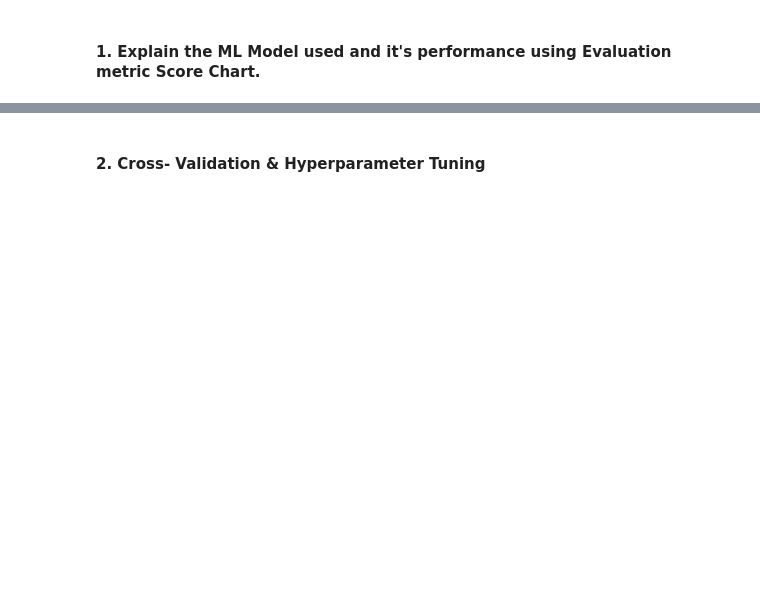
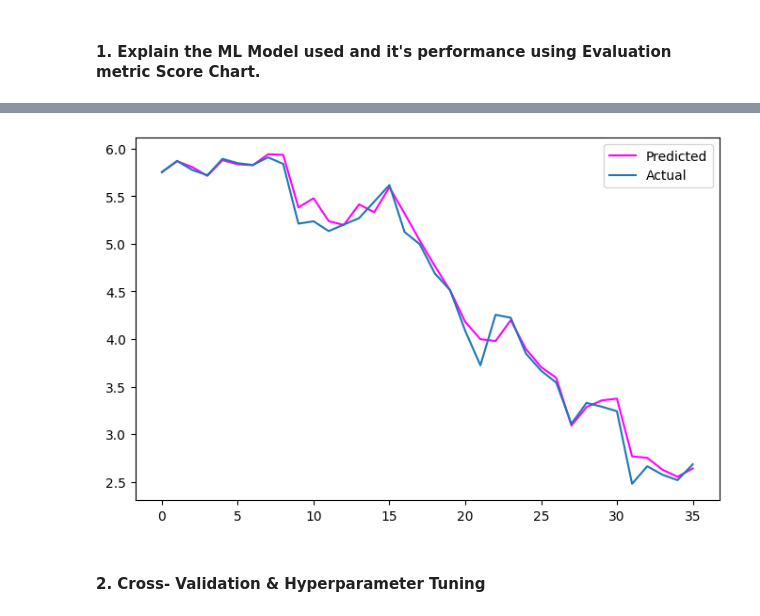
Before and after one commit to priyarane879/Yes_Bank_Stock_Prediction, a Jupyter notebook: Priya_Naik_Yes_bank_stock_prediction.ipynb, the cells around one changed output, grey strips where cells are left out. Drawn from its saved outputs; the diff is of its cells as text; code cells hidden in the pictures; blank space fills up the shorter version.

```diff
--- a/Priya_Naik_Yes_bank_stock_prediction.ipynb
+++ b/Priya_Naik_Yes_bank_stock_prediction.ipynb
@@ -959,15 +982,21 @@ dataset_yes_bank.sort_values(by='Date')
 
 independent_variables=['Open',"Low","High"]
 # Create the data of independent variables
-X = dataset_yes_bank[independent_variables].values
+X = dataset_yes_bank[independent_variables]
 
 # Create the dependent variable data
-y = dataset_yes_bank["Close"].values
+y = dataset_yes_bank["Close"]
 
 
 
 # Splitting the dataset into the Training set and Test set in 80:20 ratio
-X_train, X_test, y_train, y_test = train_test_split(X, y, test_size = 0.2, random_state = 0)
+#X_train, X_test, y_train, y_test = train_test_split(X, y, test_size = 0.2, random_state = 0)
+# %%
+limit=int(len(X)*0.8)
+X_train=X[:limit+1]
+y_train=y[:limit+1]
+X_test=X[limit+1:]
+y_test=y[limit+1:]
 # %%
 print(X_train.shape)
 print(X_test.shape)
@@ -993,7 +1027,9 @@ Mainly data imbalance problem is with classification task. And regression method
 ### ML Model - 1
 # %%
 # ML Model - 1 Implementation
-
 # Fit the Algorithm
-
+regressor = LinearRegression()
+regressor.fit(X_train, y_train)
 # Predict on the model
+y_pred_train = regressor.predict(X_train) #predicting train data
+y_pred_test = regressor.predict(X_test)  # predicting test data
@@ -1004,2 +1087,10 @@ Mainly data imbalance problem is with classification task. And regression method
+# %%
+plt.figure(figsize=(8,5))
+plt.plot((y_pred_test) , color ='magenta')
+plt.plot(np.array((y_test)))
+plt.legend(["Predicted","Actual"])
+plt.show()
+# %% [output]
+[figure, added]
 # %% [markdown]
 #### 2. Cross- Validation & Hyperparameter Tuning
```
Also changed, not shown: parts of 43 cells of this notebook.
